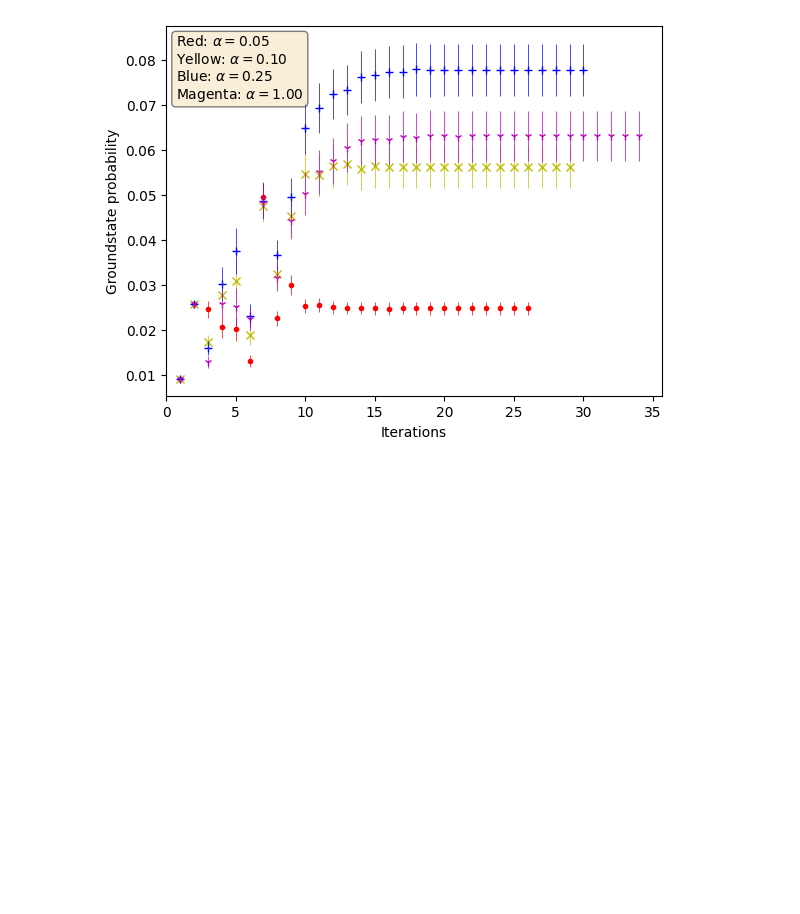
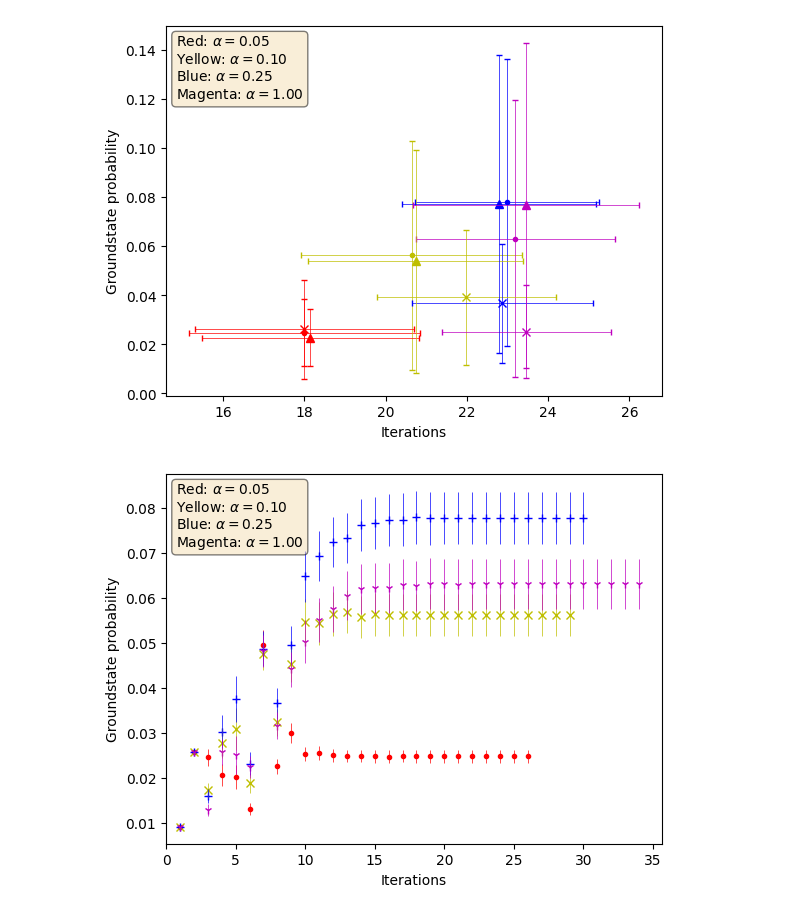
Before and after one commit to jacobljungberg/Testing_CVaR_on_QAOA, a Jupyter notebook: examples/Data_analysis.ipynb, the cells around one changed output. Saved outputs shown, nothing was run; the diff lists cells and outputs as text; code cells hidden in the pictures; blank space fills up the shorter version.

```diff
--- a/examples/Data_analysis.ipynb
+++ b/examples/Data_analysis.ipynb
@@ -267,3 +341,60 @@ plt.show()
+# %%
+#plot several measurements in teh same plot
+
+#this function plots one package of measurements
+def plotmeasure(package, dotstyle): #takes in a package of measurements, ex grid2x2p1_01
+    [x_coord005,y_coord005], [xerr005,yerr005] = average_final_value(package[0])
+    ax.plot(x_coord005, y_coord005, 'r'+dotstyle, linewidth=1)
+    ax.errorbar(x=x_coord005,y=y_coord005, yerr=yerr005,
+                xerr=xerr005, linestyle='none', ecolor = 'r', elinewidth=0.5, capsize = 2)
+
+    [x_coord010,y_coord010], [xerr010,yerr010] = average_final_value(package[1])
+    ax.plot(x_coord010, y_coord010, 'y'+dotstyle, linewidth=1)
+    ax.errorbar(x=x_coord010,y=y_coord010, yerr=yerr010,
+                xerr=xerr010, linestyle='none', ecolor = 'y', elinewidth=0.5, capsize = 2)
+
+    [x_coord025,y_coord025], [xerr025,yerr025] = average_final_value(package[2])
+    ax.plot(x_coord025, y_coord025, 'b'+dotstyle, linewidth=1)
+    ax.errorbar(x=x_coord025,y=y_coord025, yerr=yerr025,
+                xerr=xerr025, linestyle='none', ecolor = 'b', elinewidth=0.5, capsize = 2)
+
+    [x_coord100,y_coord100], [xerr100,yerr100] = average_final_value(package[3])
+    ax.plot(x_coord100, y_coord100, 'm'+dotstyle, linewidth=1)
+    ax.errorbar(x=x_coord100,y=y_coord100, yerr=yerr100,
+                xerr=xerr100, linestyle='none', ecolor = 'm', elinewidth=0.5, capsize = 2)
+
+
+
+#Here comes the plotting:
+
+fig, ax = plt.subplots()
+
+#here you change what measurement to plot
+plotmeasure(grid2x2p1_01, '.')
+plotmeasure(grid2x2p1_05, 'x')
+plotmeasure(grid2x2p1_1, '^')
+
+
+plt.xlabel('Iterations')
+plt.ylabel('Groundstate probability')
+
+#ax.set_xlim(0)
+
+textstr = '\n'.join((
+    r'Red: $\alpha=%.2f$' % 0.05,
+    r'Yellow: $\alpha=%.2f$' % 0.10,
+    r'Blue: $\alpha=%.2f$' % 0.25,
+    r'Magenta: $\alpha=%.2f$' % 1))
+
+props = dict(boxstyle='round', facecolor='wheat', alpha=0.5)
+ax.text(0.02, 0.98, textstr,
+        verticalalignment='top', horizontalalignment='left',
+        transform=ax.transAxes,
+        color='black', fontsize=10, bbox=props)
+
+plt.show()
+# %% [output]
+[figure, added]
 # %%
 #Denna koden beräknar ett medelvärde av groundstate probability för alla 1000 mätningar för varje iteration.
 #I de fall då den slutar optimera tidigre används det sista värdet i resterande medelvärdesbildningar
```
Also changed, not shown: parts of 8 cells of this notebook, 29 other files.
